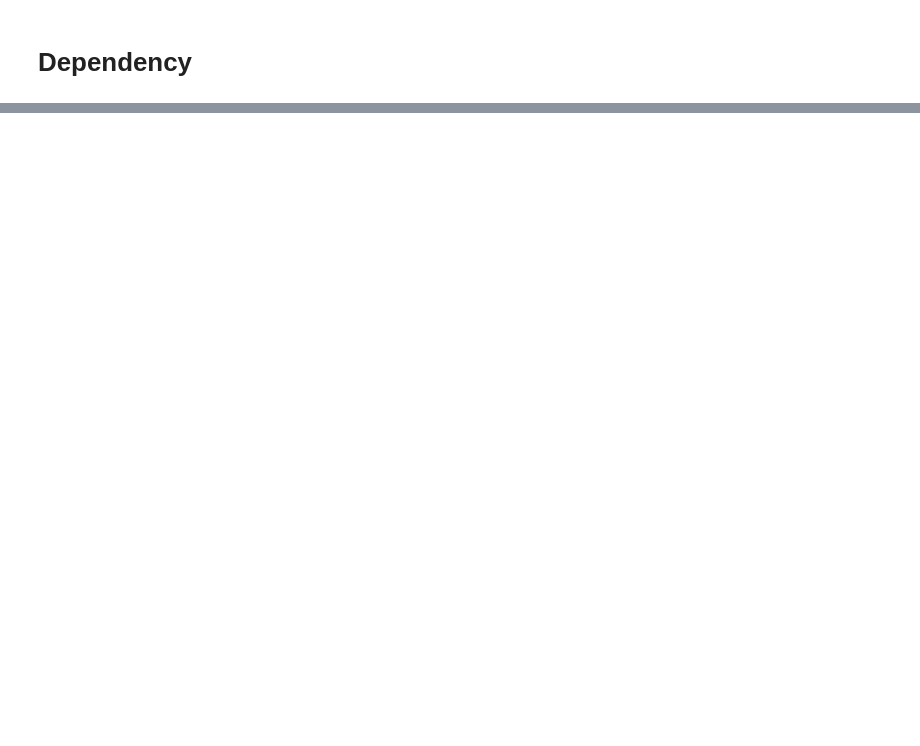
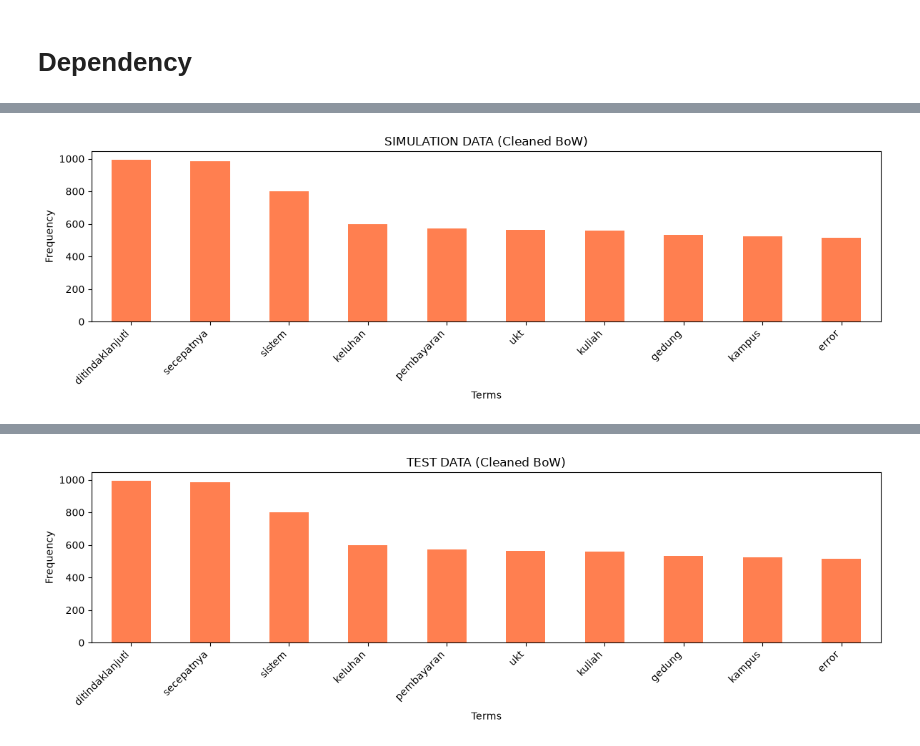
Before and after one commit to nurrasyid14/s, a Jupyter notebook: ml/notebooks/0-eda.ipynb, the cells around one changed output, grey strips where cells are left out. Drawn from its saved outputs; the diff is of its cells as text; code cells hidden in the pictures; blank space fills up the shorter version.

```diff
--- a/ml/notebooks/0-eda.ipynb
+++ b/ml/notebooks/0-eda.ipynb
@@ -41,0 +159,67 @@ df_test = pd.read_json(data_test, lines=True)
+# %%
+import matplotlib.pyplot as plt
+import pandas as pd
+from sklearn.feature_extraction.text import CountVectorizer
+
+# Expanded stop words including bureaucratic framing and conversational politeness markers
+stopwords = [
+    # Pronouns & basic connectors
+    "yang","dan","di","ke","dari","untuk","dengan","pada",
+    "ini","itu","adalah","atau","juga","saya","kamu","mereka",
+    "kami","anda","dia","ia","kita","mu","nya",
+    # Prepositions & conjunctions
+    "bahwa","dalam","sebagai","oleh","saat","ketika","maka","kepada","terhadap",
+    "antara","tentang","seperti","bagi","melalui","lewat","tanpa","sehingga","sementara",
+    # Adverbs, time markers, auxiliary verbs
+    "sudah","belum","akan","jika","karena","tetapi","namun","lagi","lagi-lagi",
+    "sangat","lebih","paling","bisa","dapat","harus","perlu","ada","adalah","jadi",
+    "hanya","saja","pun","kah","tah","telah","sedang","masih",
+    # Conversational & politeness boilerplate
+    "terima", "kasih","min","mohon","tolong","ingin","atas","ya","tidak","bukan",
+    "baik","hormat","pagi","siang","sore","malam","selamat","pesan","sampaikan",
+    "menyampaikan","bantuan","bantuannya","segera","perhatiannya","nama",
+    "nim","email", "mau", "saya", "halo", "izin", "nih",
+    "lapor", "melaporkan", "laporan", "laporkan", "permisi", "dibantu", "informasinya",
+]
+
+
+def process_and_visualize_bow_no_stopwords(
+    df, column, title="Bag of Words Count (Cleaned)"
+):
+  # lowercase and remove common noise using analyzer/tokenization preferences
+  vectorizer = CountVectorizer(
+      stop_words=stopwords,
+      lowercase=True,
+      token_pattern=r"(?u)\b[a-zA-Z]{3,}\b",  # ignores words shorter than 3 characters (e.g., di, ke, ya)
+  )
+
+  X = vectorizer.fit_transform(df[column])
+  df_bow = pd.DataFrame(
+      X.toarray(), columns=vectorizer.get_feature_names_out()
+  )
+
+  print(f"\n=== {title} ===")
+  print(df_bow.head())
+
+  word_counts = df_bow.sum(axis=0).sort_values(ascending=False)
+
+  plt.figure(figsize=(12, 4))
+  word_counts.head(10).plot(kind="bar", color="coral")
+  plt.title(title)
+  plt.xlabel("Terms")
+  plt.ylabel("Frequency")
+  plt.xticks(rotation=45, ha="right")
+  plt.tight_layout()
+  plt.show()
+
+  return df_bow
+
+
+# Run simulation and test data with clean settings
+df_simulation_bow = process_and_visualize_bow_no_stopwords(
+    df_simulation, "teks_aduan", "SIMULATION DATA (Cleaned BoW)"
+)
+df_test_bow = process_and_visualize_bow_no_stopwords(
+    df_test, "teks_aduan", "TEST DATA (Cleaned BoW)"
+)
+# %% [output]
@@ -41,0 +243 @@ df_test = pd.read_json(data_test, lines=True)
+[figure, added]
@@ -41,0 +261 @@ df_test = pd.read_json(data_test, lines=True)
+[figure, added]
```
Also changed, not shown: parts of 10 cells of this notebook.
